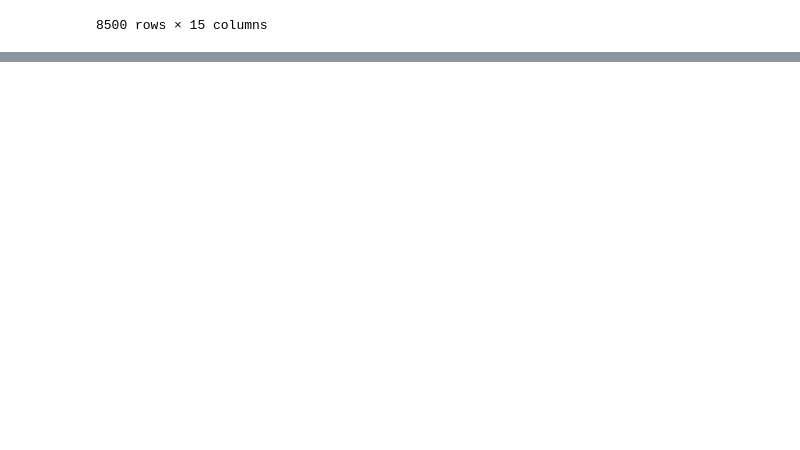
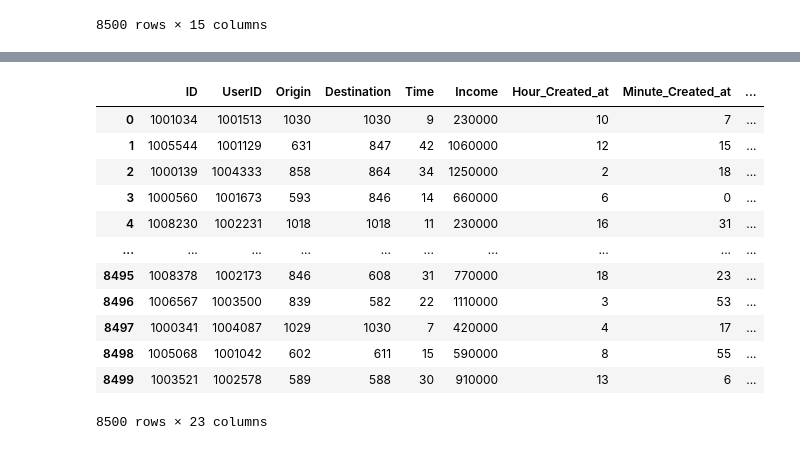
Before and after one commit to sina-kz/Task, a Jupyter notebook: main.ipynb, the cells around one changed output, grey strips where cells are left out. Cells and saved outputs as stored; diff of their text form; code cells hidden in the pictures; blank space fills up the shorter version.

Commit message:
Add sentiment score and train the model

```diff
--- a/main.ipynb
+++ b/main.ipynb
@@ -171,0 +213,41 @@ See the caveats in the documentation: https://pandas.pydata.org/pandas-docs/stab
+# %%
+import pandas as pd
+
+day_of_week_one_hot = {
+    "شنبه": [0, 0, 0, 0, 0, 0, 1],
+    "یکشنبه": [0, 0, 0, 0, 0, 1, 0],
+    "دوشنبه": [0, 0, 0, 0, 1, 0, 0],
+    "سه شنبه": [0, 0, 0, 1, 0, 0, 0],
+    "چهارشنبه": [0, 0, 1, 0, 0, 0, 0],
+    "پنج شنبه": [0, 1, 0, 0, 0, 0, 0],
+    "جمعه": [1, 0, 0, 0, 0, 0, 0]
+}
+
+train_df = pd.read_csv('ML-Engineer_Task/task_train_with_sentiment.csv', index_col=0)
+train_df.drop(columns="Comment", inplace=True)
+train_df["is_origin_and_destination_same"] = train_df["Origin"] == train_df["Destination"]
+
+# Adding new columns for each day of the week
+days = ["شنبه", "یکشنبه", "دوشنبه", "سه شنبه", "چهارشنبه", "پنج شنبه", "جمعه"]
+for i, day in enumerate(days):
+    train_df[f'Day_{i}'] = train_df['Day_Of_Week'].apply(lambda x: day_of_week_one_hot[x][i])
+
+# Convert boolean columns to integers
+train_df["is_origin_and_destination_same"] = train_df["is_origin_and_destination_same"].astype(int)
+train_df["Is_Weekend"] = train_df["Is_Weekend"].astype(int)
+
+train_df
+# %% [output]
+|  | ID | UserID | Origin | Destination | Time | Income | Hour_Created_at | Minute_Created_at | ... |
+| 0 | 1001034 | 1001513 | 1030 | 1030 | 9 | 230000 | 10 | 7 | ... |
+| 1 | 1005544 | 1001129 | 631 | 847 | 42 | 1060000 | 12 | 15 | ... |
+| 2 | 1000139 | 1004333 | 858 | 864 | 34 | 1250000 | 2 | 18 | ... |
+| 3 | 1000560 | 1001673 | 593 | 846 | 14 | 660000 | 6 | 0 | ... |
+| 4 | 1008230 | 1002231 | 1018 | 1018 | 11 | 230000 | 16 | 31 | ... |
+| ... | ... | ... | ... | ... | ... | ... | ... | ... | ... |
+| 8495 | 1008378 | 1002173 | 846 | 608 | 31 | 770000 | 18 | 23 | ... |
+| 8496 | 1006567 | 1003500 | 839 | 582 | 22 | 1110000 | 3 | 53 | ... |
+| 8497 | 1000341 | 1004087 | 1029 | 1030 | 7 | 420000 | 4 | 17 | ... |
+| 8498 | 1005068 | 1001042 | 602 | 611 | 15 | 590000 | 8 | 55 | ... |
+| 8499 | 1003521 | 1002578 | 589 | 588 | 30 | 910000 | 13 | 6 | ... |
+8500 rows × 23 columns
```
Also changed, not shown: parts of 5 cells of this notebook.
